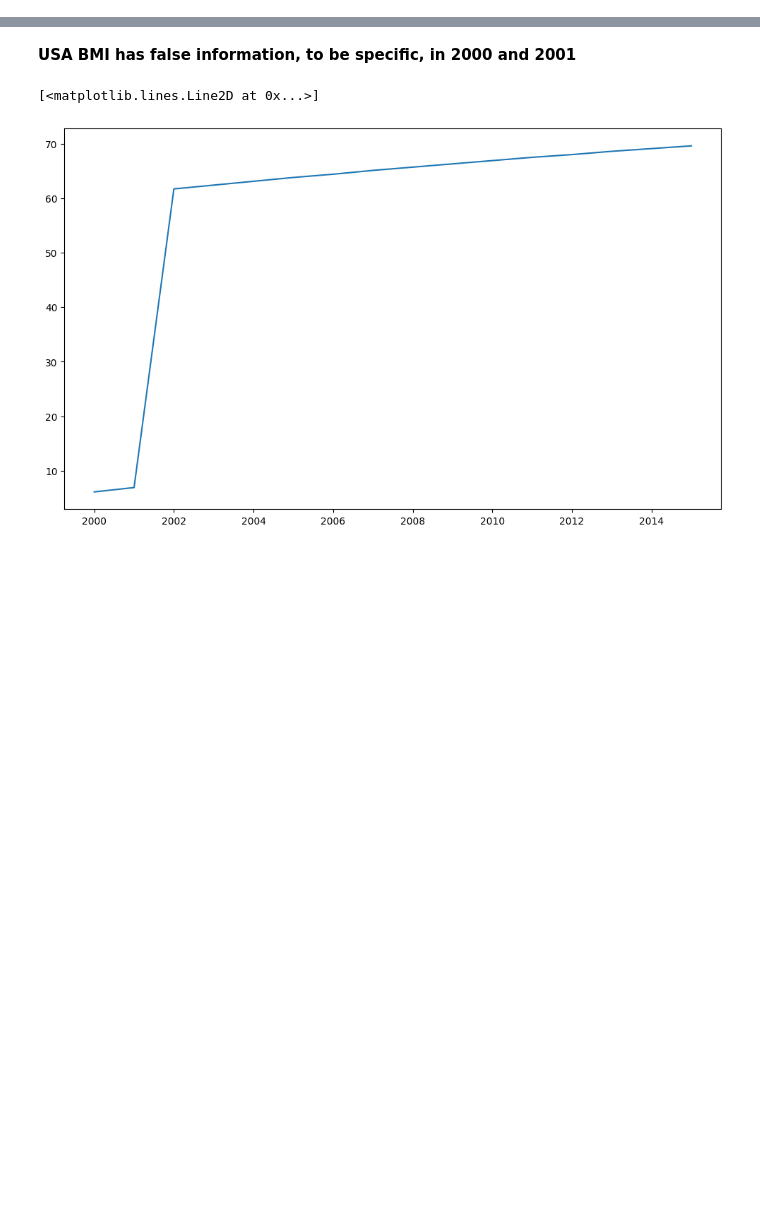
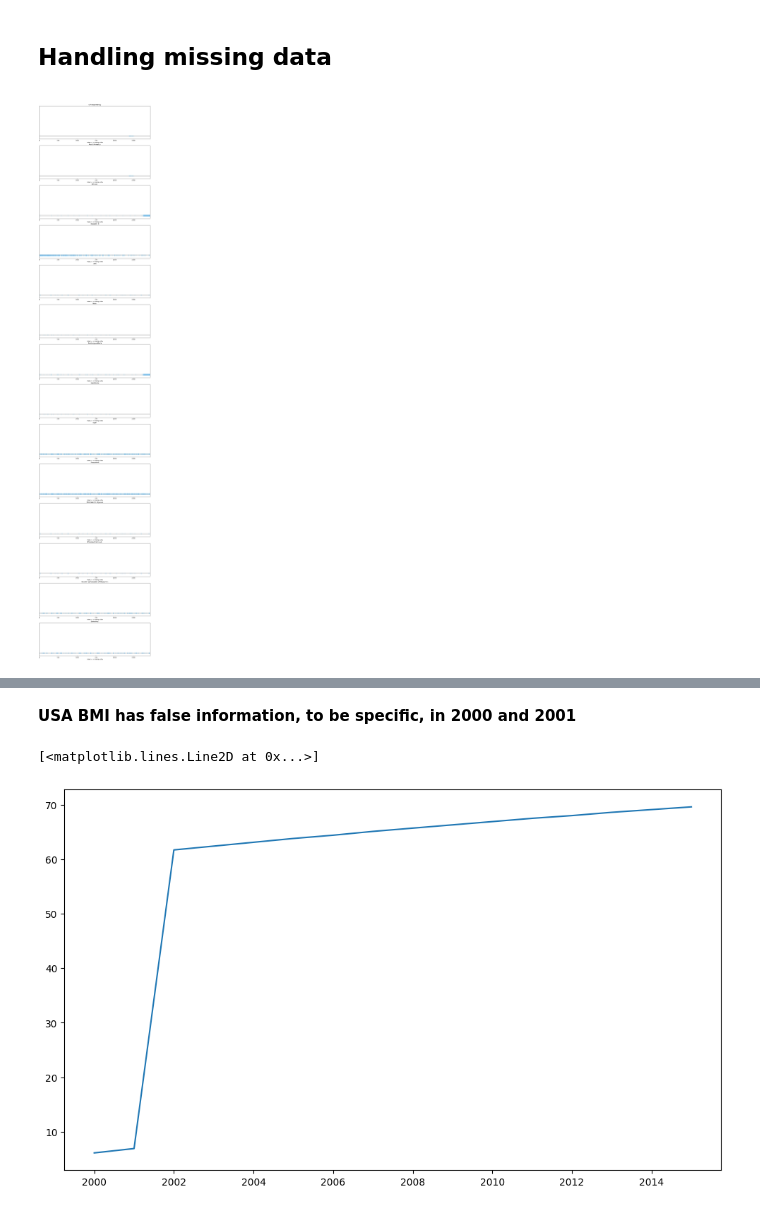
Before and after one commit to AidarbekPapakov/ds-solo-project, a Jupyter notebook: life_exp.ipynb, the cells around one changed output, grey strips where cells are left out. Cells and saved outputs as stored; diff of their text form; code cells hidden in the pictures; blank space fills up the shorter version.

```diff
--- a/life_exp.ipynb
+++ b/life_exp.ipynb
@@ -2,18 +2,26 @@
 import pandas as pd
 import matplotlib.pyplot as plt
 import numpy as np
+from seaborn import heatmap
+from sklearn.decomposition import PCA
 
 
-pd.set_option('display.max_columns', 500)
+pd.set_option('display.max_columns', 40)
 plt.rcParams['figure.figsize'] = 12,7
 plt.rcParams['figure.dpi'] = 100
 
 
 df: pd.DataFrame = pd.read_csv("Life Expectancy Data.csv")
+df_copy = df.copy()
 
+
+# Formatting DataFrame for further analysis
 stripped_columns = []
 
 for col_num, col_name in enumerate(df.columns):
     stripped_columns.append(col_name.strip(' '))
 
 df.columns = stripped_columns
+
+df = df.sort_values(by=['Country', 'Year'])
+df = df.reset_index(drop=True)
@@ -19,0 +44,25 @@ df.columns = stripped_columns
+# %% [markdown]
+**<h2>**Handling missing data**</h2>**
+# %%
+columns_with_null_values = regression_df.columns[(regression_df.isnull().sum()>0).values]
+column_and_indeces = {}
+
+for column in columns_with_null_values:
+    column_and_indeces[column] = regression_df[regression_df[column].isnull()==True].index
+# %%
+fig, axes = plt.subplots(len(column_and_indeces), figsize = (15, 75), dpi = 130)
+
+
+for index, (key, values) in enumerate(column_and_indeces.items()):
+    axes[index].hlines(y=0, xmin=0, xmax=2938, color='black', linewidth=1)
+
+    axes[index].scatter(values, [0] * len(values), color=(0,0.6,1), alpha=0.15)
+
+    axes[index].set_yticks([])
+    axes[index].set_xlim(0, 2938)
+    axes[index].set_ylim(-1, 10)
+
+    axes[index].set_title(key)
+    axes[index].set_xlabel("indeces of missing data")
+# %% [output]
+[figure, added]
```
Also changed, not shown: parts of 41 cells of this notebook.
